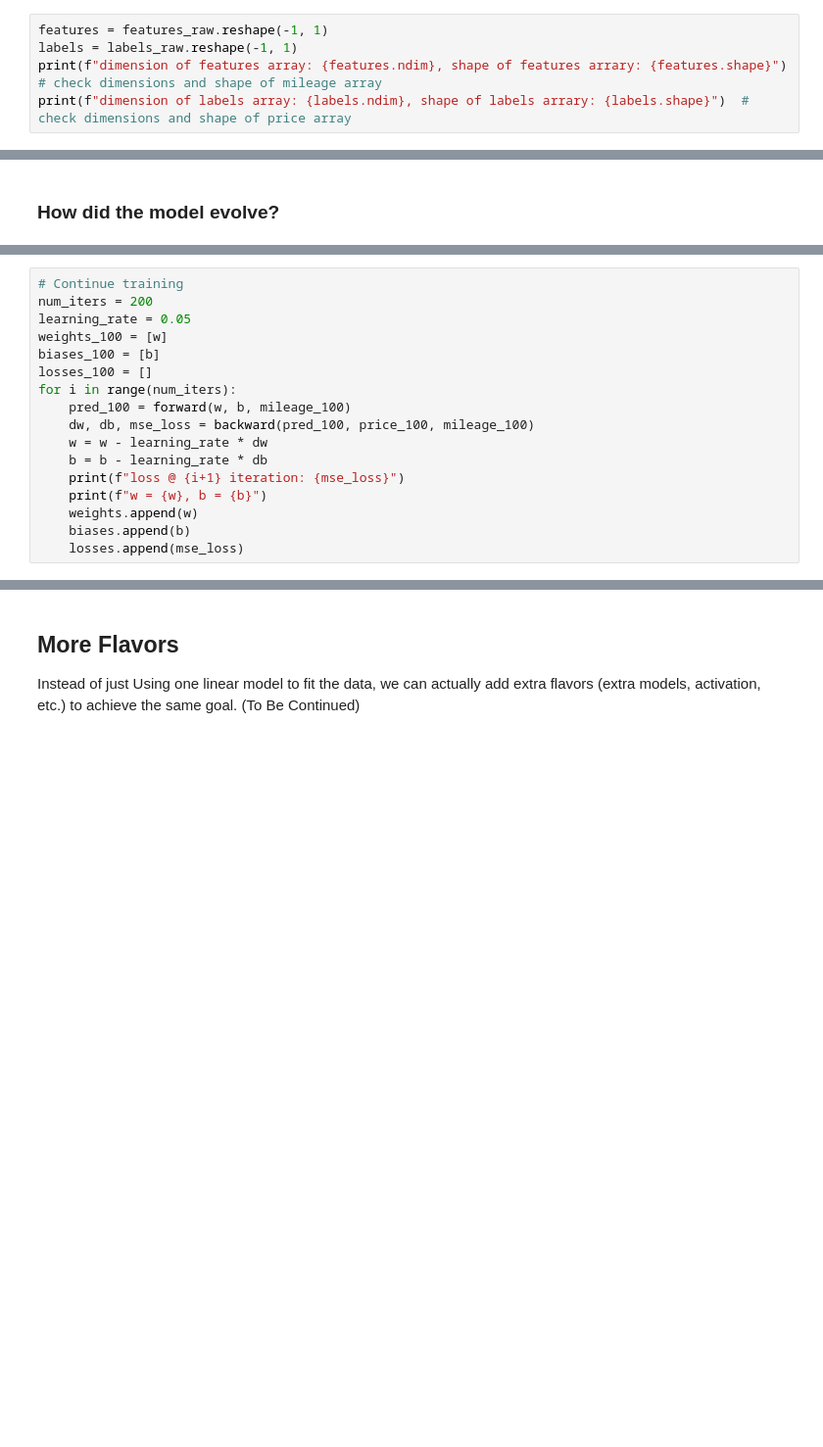
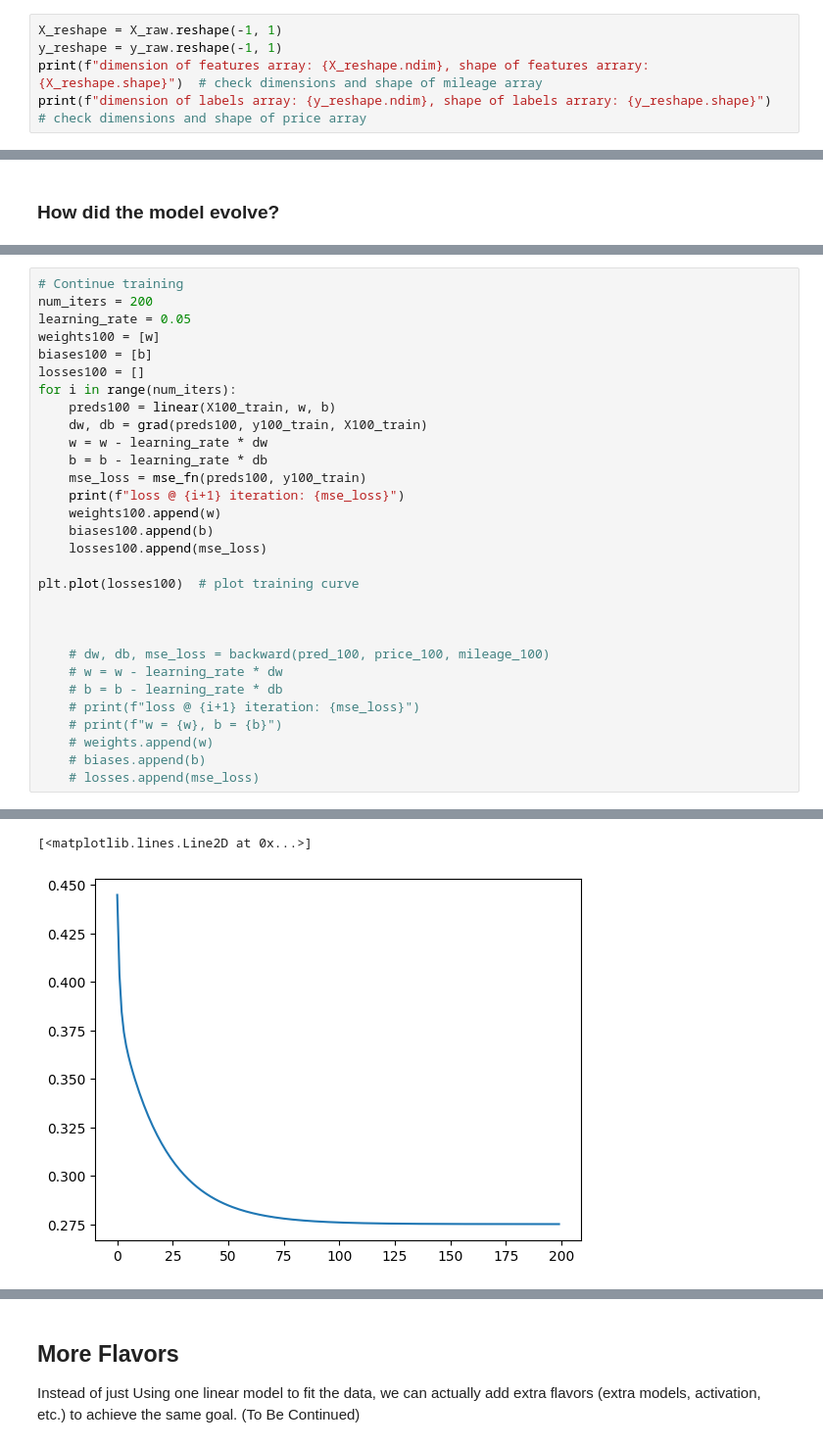
Before and after one commit to linzhangUCA/3321example-nn101, a Jupyter notebook: nn101.ipynb, the cells around one changed output, grey strips where cells are left out. Shown at 98% size. Saved outputs shown, nothing was run; the diff lists cells and outputs as text; blank space fills up the shorter version.

```diff
--- a/nn_101.ipynb
+++ b/nn101.ipynb
@@ -25,10 +22,10 @@ dimension of raw labels array: 1, shape of raw labels arrary: (10,)
 ## Process Data
 We can use the raw data as is, but we will adapt the convention of formatting the features and labels as 2-D (N-dimensional, where N >= 2) arrays. Then the $i$ th sample's feature(s) can be accessed with `feature[i,:]`, and the corresponding label can be accessed with `labels[i]`.
 # %%
-features = features_raw.reshape(-1, 1)
-labels = labels_raw.reshape(-1, 1)
-print(f"dimension of features array: {features.ndim}, shape of features arrary: {features.shape}")  # check dimensions and shape of mileage array
-print(f"dimension of labels array: {labels.ndim}, shape of labels arrary: {labels.shape}")  # check dimensions and shape of price array
+X_reshape = X_raw.reshape(-1, 1)
+y_reshape = y_raw.reshape(-1, 1)
+print(f"dimension of features array: {X_reshape.ndim}, shape of features arrary: {X_reshape.shape}")  # check dimensions and shape of mileage array
+print(f"dimension of labels array: {y_reshape.ndim}, shape of labels arrary: {y_reshape.shape}")  # check dimensions and shape of price array
 # %% [output]
 dimension of features array: 2, shape of features arrary: (10, 1)
 dimension of labels array: 2, shape of labels arrary: (10, 1)
@@ -225,16 +233,30 @@ plt.grid()
 # Continue training
 num_iters = 200
 learning_rate = 0.05
-weights_100 = [w]
-biases_100 = [b]
-losses_100 = []
+weights100 = [w]
+biases100 = [b]
+losses100 = []
 for i in range(num_iters):
-    pred_100 = forward(w, b, mileage_100)
-    dw, db, mse_loss = backward(pred_100, price_100, mileage_100)
+    preds100 = linear(X100_train, w, b)
+    dw, db = grad(preds100, y100_train, X100_train)
     w = w - learning_rate * dw
     b = b - learning_rate * db
+    mse_loss = mse_fn(preds100, y100_train)
     print(f"loss @ {i+1} iteration: {mse_loss}")
-    print(f"w = {w}, b = {b}")
-    weights.append(w)
-    biases.append(b)
-    losses.append(mse_loss)
+    weights100.append(w)
+    biases100.append(b)
+    losses100.append(mse_loss)
+
+plt.plot(losses100)  # plot training curve
+
+
+
+    # dw, db, mse_loss = backward(pred_100, price_100, mileage_100)
+    # w = w - learning_rate * dw
+    # b = b - learning_rate * db
+    # print(f"loss @ {i+1} iteration: {mse_loss}")
+    # print(f"w = {w}, b = {b}")
+    # weights.append(w)
+    # biases.append(b)
+    # losses.append(mse_loss)
+# %% [output]
@@ -241 +280,3 @@ for i in range(num_iters):
+[<matplotlib.lines.Line2D at 0x...>]
+[figure, added]
 # %%
```
Also changed, not shown: parts of 18 cells of this notebook, 2 other files.
